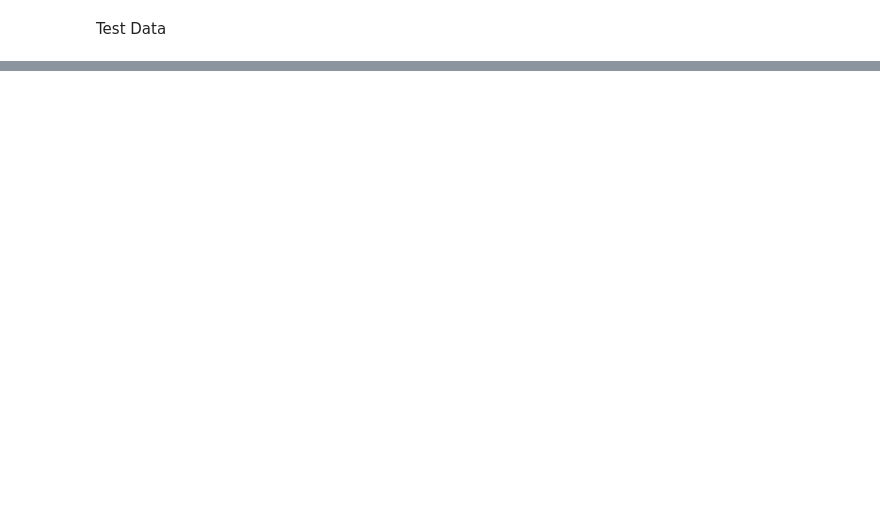
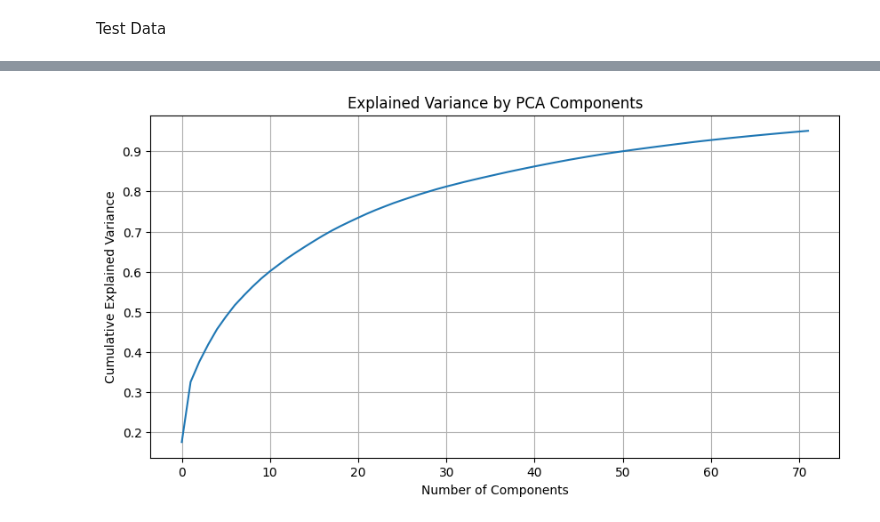
Before and after one commit to Summer99D/MLF_Final, a Jupyter notebook: MLF_final.ipynb, the cells around one changed output, grey strips where cells are left out. Saved outputs shown, nothing was run; the diff lists cells and outputs as text; code cells hidden in the pictures; blank space fills up the shorter version.

Commit message:
final data wrangeling

```diff
--- a/MLF_final.ipynb
+++ b/MLF_final.ipynb
@@ -151,0 +440,4 @@ print("Sample encoded columns:", X_encoded.columns[:10].tolist())
+# %%
+common_domains = ['gmail.com', 'yahoo.com', 'outlook.com']
+train_data_cleaned['P_email_common'] = train_data_cleaned['P_emaildomain'].isin(common_domains).astype(int) ##if email is common, 1, otherwise, 0
+train_data_cleaned.drop(columns=['P_emaildomain'], inplace=True)
@@ -151,0 +455,4 @@ print("Sample encoded columns:", X_encoded.columns[:10].tolist())
+# %%
+# Separate target if it exists
+X = train_data_cleaned.drop(columns=['isFraud'])
+y = train_data_cleaned['isFraud']
@@ -151,0 +469,16 @@ print("Sample encoded columns:", X_encoded.columns[:10].tolist())
+# %%
+scaler = StandardScaler()
+X_scaled = scaler.fit_transform(X)
+# %%
+pca = PCA(n_components=0.95)  # Keep enough components to explain 95% variance
+X_pca = pca.fit_transform(X_scaled)
+# %%
+plt.figure(figsize=(10,5))
+plt.plot(np.cumsum(pca.explained_variance_ratio_))
+plt.xlabel('Number of Components')
+plt.ylabel('Cumulative Explained Variance')
+plt.title('Explained Variance by PCA Components')
+plt.grid(True)
+plt.show()
+# %% [output]
+[figure, added]
```
Also changed, not shown: parts of 43 cells of this notebook.
